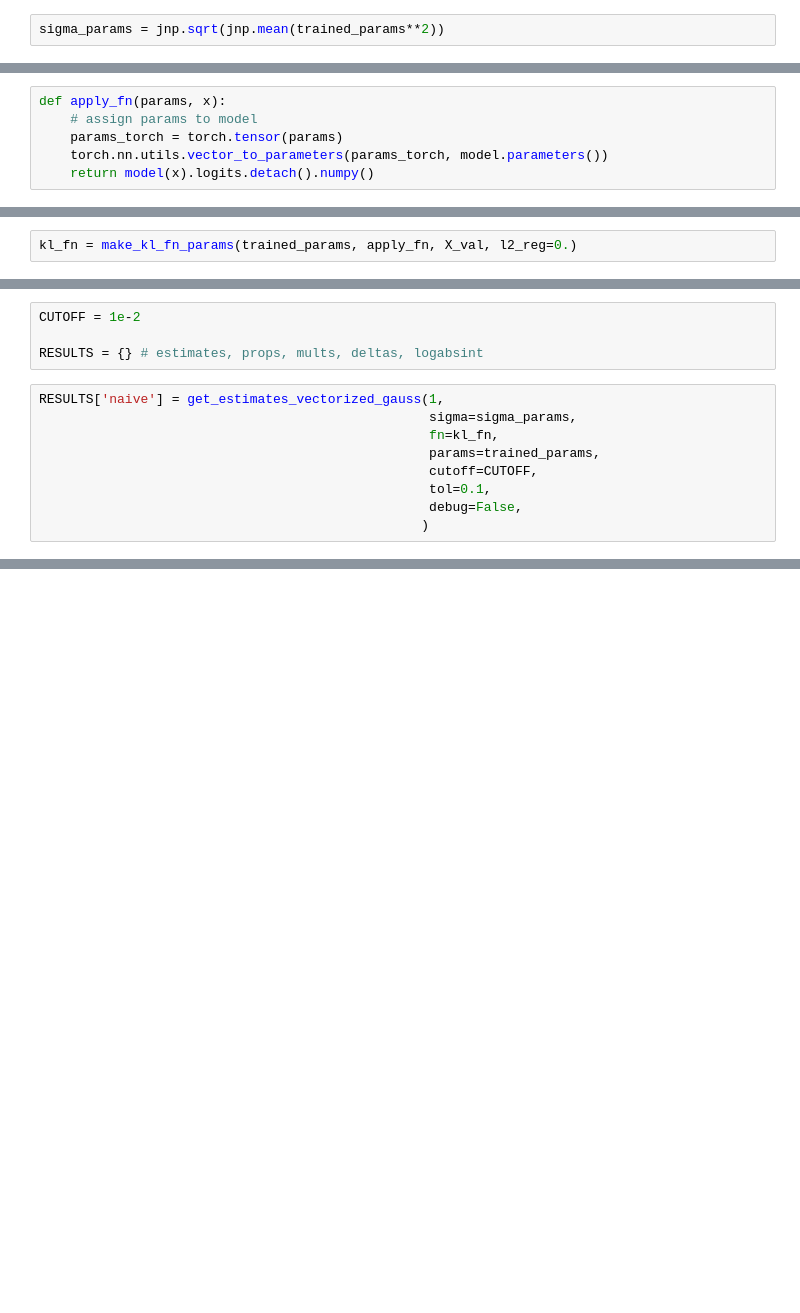
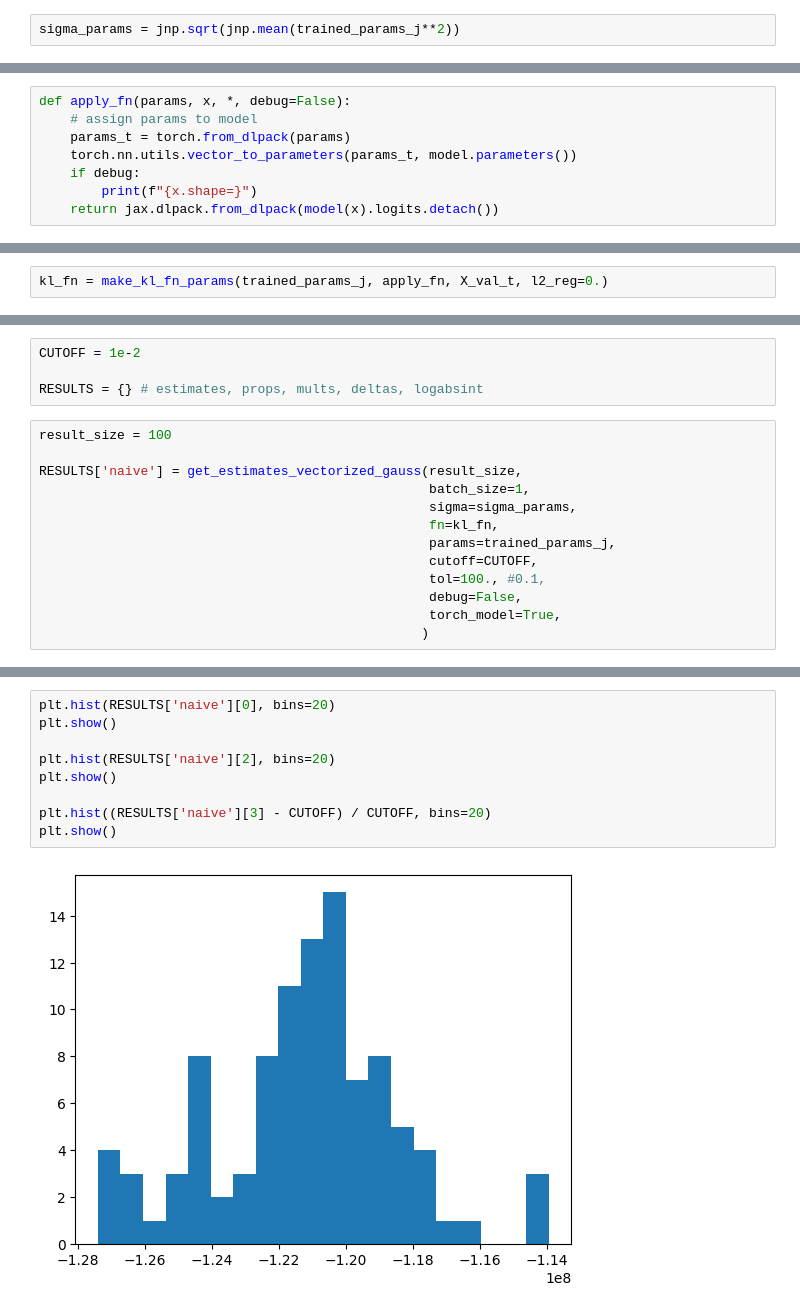
Before and after one commit to EleutherAI/basin-volume, a Jupyter notebook: notebooks/pythia.ipynb, the cells around one changed output, grey strips where cells are left out. Cells and saved outputs as stored; diff of their text form; blank space fills up the shorter version.

```diff
--- a/notebooks/pythia.ipynb
+++ b/notebooks/pythia.ipynb
@@ -193,7 +223,7 @@ l2_reg = config['weight-decay']
 train_size = config['train-iters'] * config['train_micro_batch_size_per_gpu']
 sigma_epoch = 1/jnp.sqrt(l2_reg * train_size)
 # %%
-sigma_params = jnp.sqrt(jnp.mean(trained_params**2))
+sigma_params = jnp.sqrt(jnp.mean(trained_params_j**2))
 # %%
 print(sigma_epoch)  # way too small!
 print(sigma_params)
@@ -203,6 +233,8 @@ print(sigma_params)
 # %%
-def apply_fn(params, x):
+def apply_fn(params, x, *, debug=False):
     # assign params to model
-    params_torch = torch.tensor(params)
-    torch.nn.utils.vector_to_parameters(params_torch, model.parameters())
-    return model(x).logits.detach().numpy()
+    params_t = torch.from_dlpack(params)
+    torch.nn.utils.vector_to_parameters(params_t, model.parameters())
+    if debug:
+        print(f"{x.shape=}")
+    return jax.dlpack.from_dlpack(model(x).logits.detach())
@@ -209,2 +385,2 @@ def apply_fn(params, x):
 # %%
-kl_fn = make_kl_fn_params(trained_params, apply_fn, X_val, l2_reg=0.)
+kl_fn = make_kl_fn_params(trained_params_j, apply_fn, X_val_t, l2_reg=0.)
@@ -221,11 +393,15 @@ CUTOFF = 1e-2
 
 RESULTS = {} # estimates, props, mults, deltas, logabsint
 # %%
-RESULTS['naive'] = get_estimates_vectorized_gauss(1,
+result_size = 100
+
+RESULTS['naive'] = get_estimates_vectorized_gauss(result_size,
+                                                  batch_size=1,
                                                   sigma=sigma_params,
                                                   fn=kl_fn,
-                                                  params=trained_params,
+                                                  params=trained_params_j,
                                                   cutoff=CUTOFF,
-                                                  tol=0.1,
+                                                  tol=100., #0.1,
                                                   debug=False,
+                                                  torch_model=True,
                                                  )
@@ -236,0 +428,11 @@ See https://jax.readthedocs.io/en/latest/errors.html#jax.errors.TracerArrayConve
+# %%
+plt.hist(RESULTS['naive'][0], bins=20)
+plt.show()
+
+plt.hist(RESULTS['naive'][2], bins=20)
+plt.show()
+
+plt.hist((RESULTS['naive'][3] - CUTOFF) / CUTOFF, bins=20)
+plt.show()
+# %% [output]
+[figure, added]
```
Also changed, not shown: parts of 31 cells of this notebook, 2 other files.
